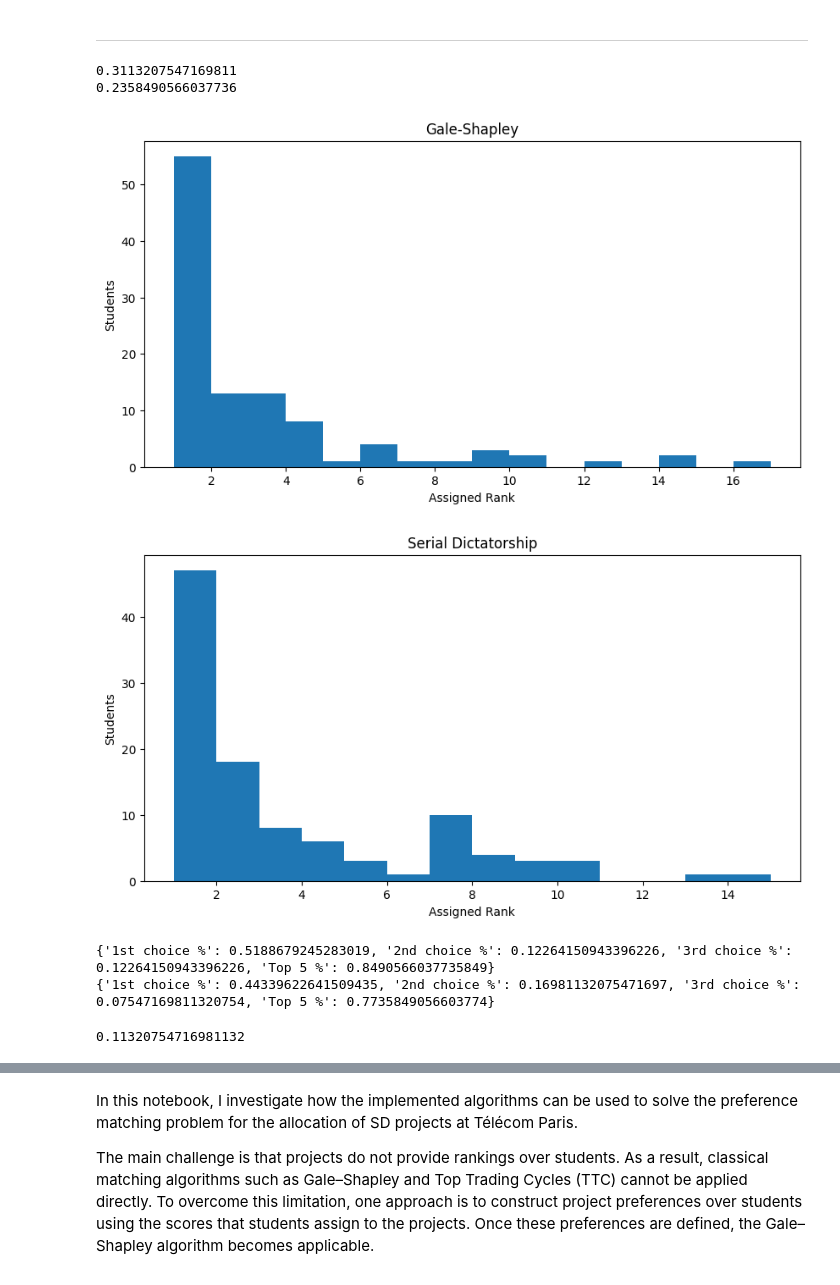
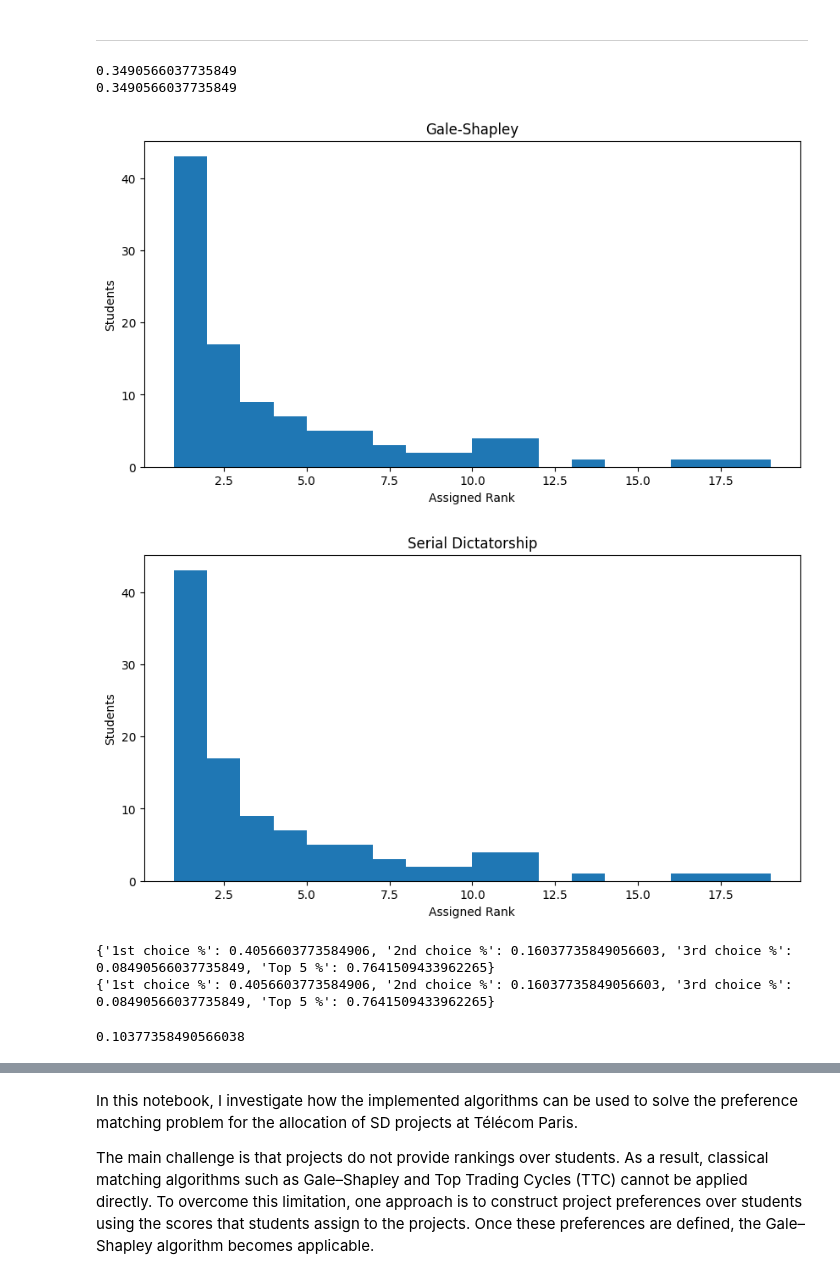
Before and after one commit to gviterbo/matching_project, a Jupyter notebook: notebooks/Data_analysis.ipynb, the cells around one changed output, grey strips where cells are left out. Saved outputs shown, nothing was run; the diff lists cells and outputs as text; code cells hidden in the pictures.

Commit message:
Inference of phi and consensus preference list for real data

```diff
--- a/notebooks/Data_analysis.ipynb
+++ b/notebooks/Data_analysis.ipynb
@@ -94,18 +95,18 @@ def plot_rank_histogram(matching, title):
 # %% [markdown]
 ---
 # %%
-instance_real = load_dataset(real_data_csv_path, real_data_project_capacity,True)
+instance_real = load_real_instance(real_data_csv_path, real_data_project_capacity)
 matching_real = compute_matching(instance_real)
 results_real = compute_cost_stability(matching_real)
 print(results_real.loc["serial_dictatorship","top_n_assigned_cost"])
 print(results_real.loc["gale_shapley","top_n_assigned_cost"])
 plot_rank_histogram(matching_real['gale_shapley'], "Gale-Shapley")
 plot_rank_histogram(matching_real["serial_dictatorship"], "Serial Dictatorship")
 # %% [output]
-0.3113207547169811
-0.2358490566037736
+0.3490566037735849
+0.3490566037735849
-[figure, old version]
+[figure, new version]
-[figure, old version]
+[figure, new version]
 # %%
 def choice_statistics(matching):
 
@@ -145,8 +146,8 @@ def choice_statistics(matching):
 print(choice_statistics(matching_real['gale_shapley']))
 print(choice_statistics(matching_real["serial_dictatorship"]))
 # %% [output]
-{'1st choice %': 0.5188679245283019, '2nd choice %': 0.12264150943396226, '3rd choice %': 0.12264150943396226, 'Top 5 %': 0.8490566037735849}
-{'1st choice %': 0.44339622641509435, '2nd choice %': 0.16981132075471697, '3rd choice %': 0.07547169811320754, 'Top 5 %': 0.7735849056603774}
+{'1st choice %': 0.4056603773584906, '2nd choice %': 0.16037735849056603, '3rd choice %': 0.08490566037735849, 'Top 5 %': 0.7641509433962265}
+{'1st choice %': 0.4056603773584906, '2nd choice %': 0.16037735849056603, '3rd choice %': 0.08490566037735849, 'Top 5 %': 0.7641509433962265}
 # %%
 def best_serial_dictatorship(
     instance,
@@ -176,7 +177,7 @@ def best_serial_dictatorship(
 best_sd, best_score = best_serial_dictatorship(instance_real, 10000)
 print (best_score)
 # %% [output]
-0.11320754716981132
+0.10377358490566038
 # %%
 from metrics.cost import (
     rank_sum_cost,
```
Also changed, not shown: parts of 12 cells of this notebook, 3 other files.
